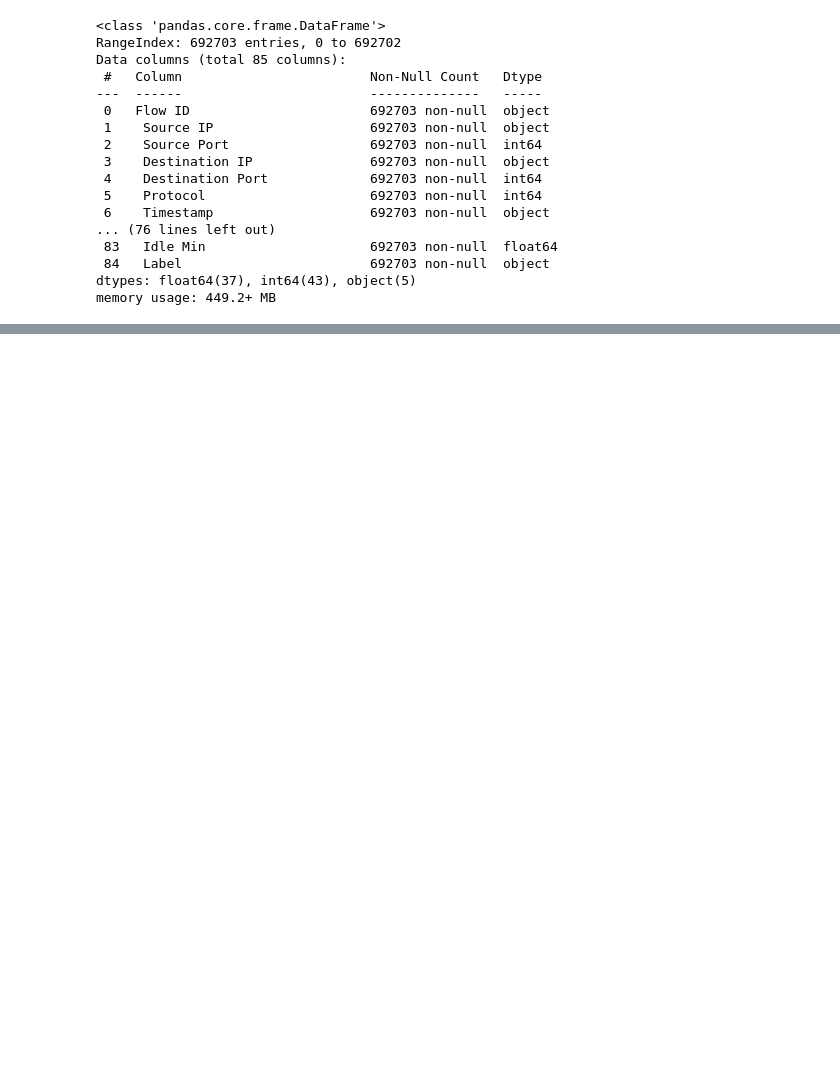
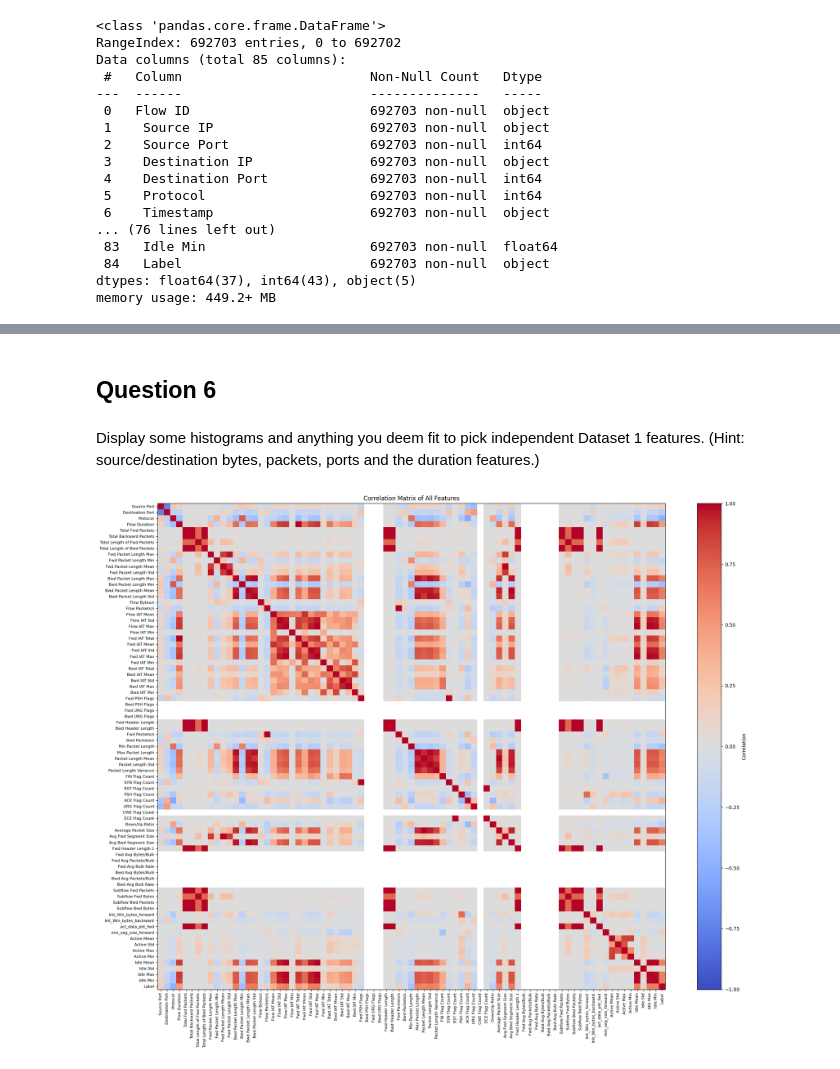
Before and after one commit to BrianColclough/applied-machine-learning, a Jupyter notebook: Module 10/assignment-10_Colclough.ipynb, the cells around one changed output, grey strips where cells are left out. Cells and saved outputs as stored; diff of their text form; code cells hidden in the pictures; blank space fills up the shorter version.

```diff
--- a/Module 10/assignment-10_Colclough.ipynb
+++ b/Module 10/assignment-10_Colclough.ipynb
@@ -41,0 +53,3 @@ dataset_1.describe()
+# %%
+# trim the column names to remove whitespace
+dataset_1.columns = dataset_1.columns.str.strip()
@@ -41,0 +82,6 @@ dataset_1.describe()
+# %%
+# map the label column to binary classes
+dataset_1['Label'] = dataset_1['Label'].map({'BENIGN': 0}).fillna(1).astype(int)
+
+
+dataset_1.head()
@@ -41,0 +239,28 @@ dataset_1.describe()
+# %% [markdown]
+## Question 6
+# %% [markdown]
+Display some histograms and anything you deem fit to pick independent Dataset 1
+features. (Hint: source/destination bytes, packets, ports and the duration features.)
+# %%
+# Get all numeric columns from the dataset
+numeric_columns = dataset_1.select_dtypes(include=[np.number]).columns.tolist()
+
+# Calculate correlation matrix for all numeric features
+correlation_matrix = dataset_1[numeric_columns].corr()
+
+# Plot correlation heatmap
+plt.figure(figsize=(20, 16))
+plt.imshow(correlation_matrix, cmap='coolwarm', aspect='auto', vmin=-1, vmax=1)
+plt.colorbar(label='Correlation')
+plt.xticks(range(len(numeric_columns)), numeric_columns, rotation=90, fontsize=8)
+plt.yticks(range(len(numeric_columns)), numeric_columns, fontsize=8)
+plt.title('Correlation Matrix of All Features')
+plt.tight_layout()
+plt.show()
+
+# Print correlation of all features with the target, if present
+if ' Label' in correlation_matrix.columns:
+    print("Correlation with Label (target):")
+    print(correlation_matrix[' Label'].sort_values(ascending=False))
+# %% [output]
+[figure, added]
```
Also changed, not shown: parts of 24 cells of this notebook.
